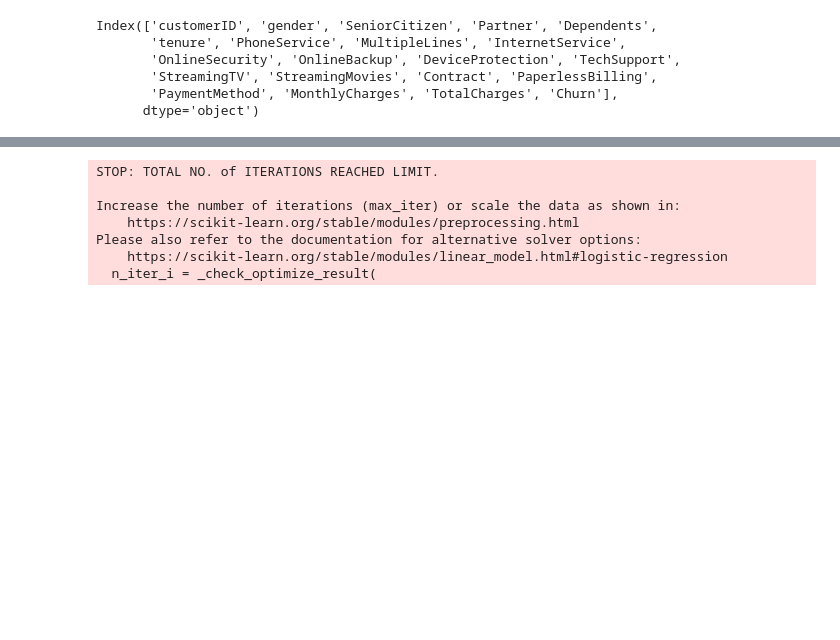
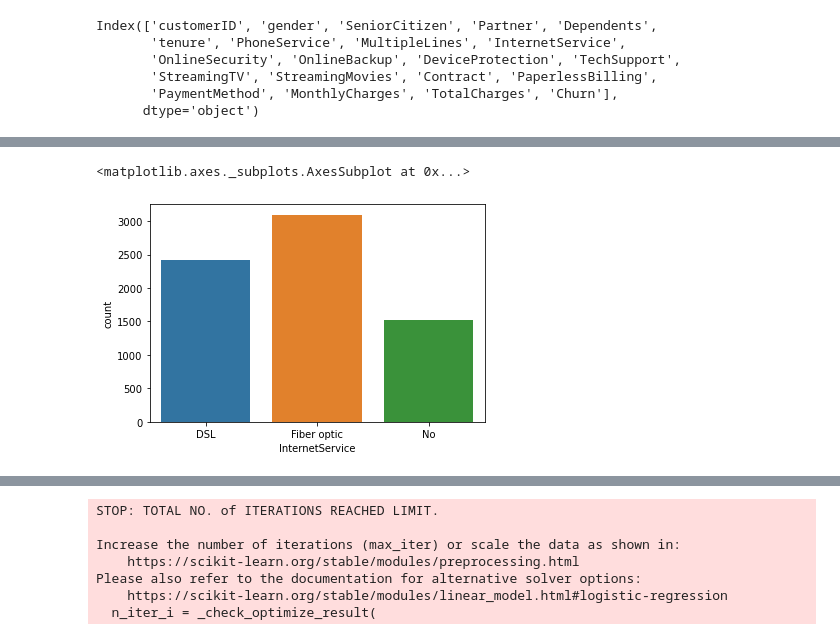
Before and after one commit to Nandi9535/Telecom-Domain, a Jupyter notebook: Churn_data_project.ipynb, the cells around one changed output, grey strips where cells are left out. Cells and saved outputs as stored; diff of their text form; code cells hidden in the pictures; blank space fills up the shorter version.

```diff
--- a/Churn_data_project.ipynb
+++ b/Churn_data_project.ipynb
@@ -76,0 +148,6 @@ data.drop('customerID',axis=1,inplace=True)
+# %%
+# Internet service variable is definitely important in predicting churn rate.
+sns.countplot( "InternetService",data=data)
+# %% [output]
+<matplotlib.axes._subplots.AxesSubplot at 0x...>
+[figure, added]
```
Also changed, not shown: parts of 90 cells of this notebook.
